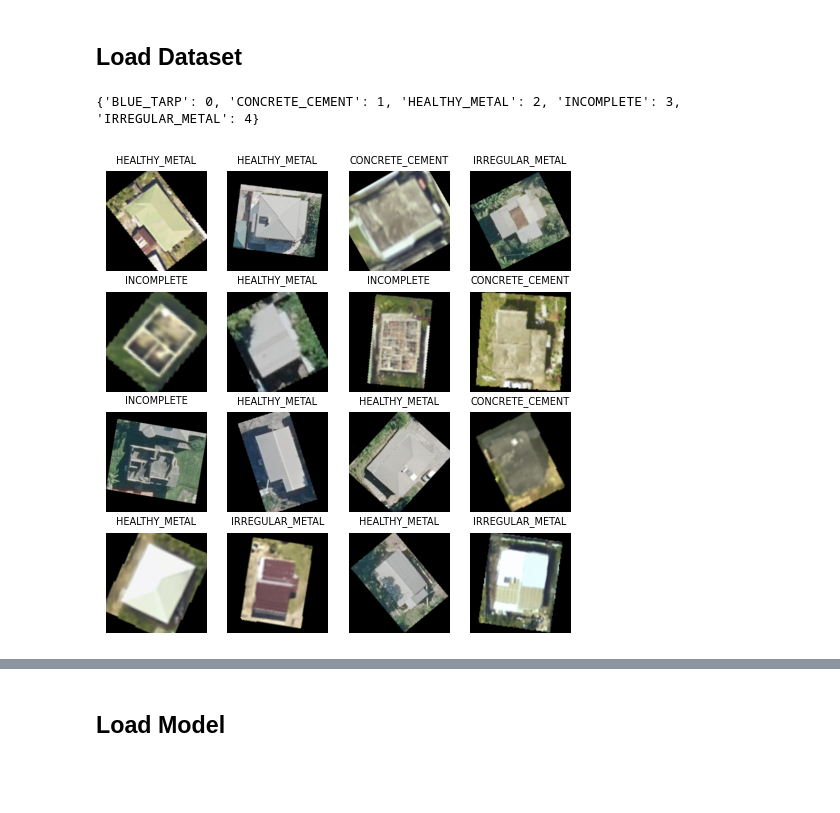
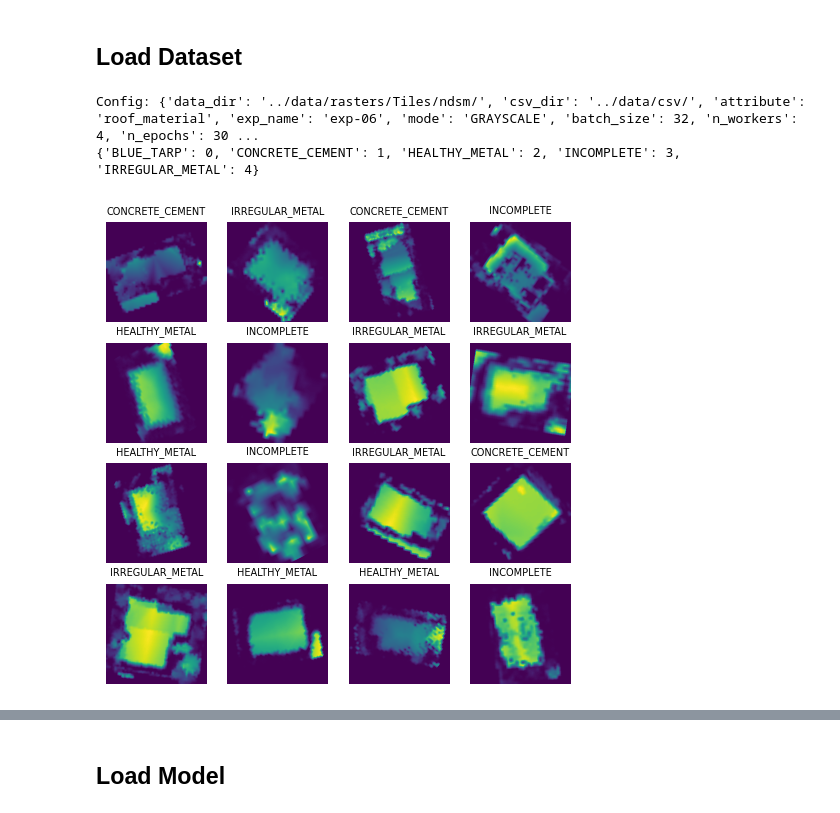
Before and after one commit to GFDRR/caribbean-rooftop-classification, a Jupyter notebook: notebooks/02_model_development.ipynb, the cells around one changed output, grey strips where cells are left out. Drawn from its saved outputs; the diff is of its cells as text; code cells hidden in the pictures; blank space fills up the shorter version.

```diff
--- a/notebooks/02_model_development.ipynb
+++ b/notebooks/02_model_development.ipynb
@@ -22,15 +22,15 @@ pd.set_option('mode.chained_assignment', None)
 ## Load Dataset
 # %%
 phases = ["train", "test"]
-c = config.create_config("../configs/config_01.yaml")
+c = config.create_config("../configs/config_06.yaml")
 c = {key: '.' + value if 'dir' in key else value for key, value in c.items()}
+print(f"Config: {c}")
 
-data, data_loader, classes = cnn_utils.load_dataset(
-    config=c, phases=phases
-)
+data, data_loader, classes = cnn_utils.load_dataset(config=c, phases=phases)
 cnn_utils.visualize_data(data, data_loader, phase='train', mode=c['mode'])
 # %% [output]
+Config: {'data_dir': '../data/rasters/Tiles/ndsm/', 'csv_dir': '../data/csv/', 'attribute': 'roof_material', 'exp_name': 'exp-06', 'mode': 'GRAYSCALE', 'batch_size': 32, 'n_workers': 4, 'n_epochs': 30 ...
 {'BLUE_TARP': 0, 'CONCRETE_CEMENT': 1, 'HEALTHY_METAL': 2, 'INCOMPLETE': 3, 'IRREGULAR_METAL': 4}
-[figure, old version]
+[figure, new version]
 # %%
 phases = ["train", "test"]
```
Also changed, not shown: parts of 5 cells of this notebook, 1 other file.
